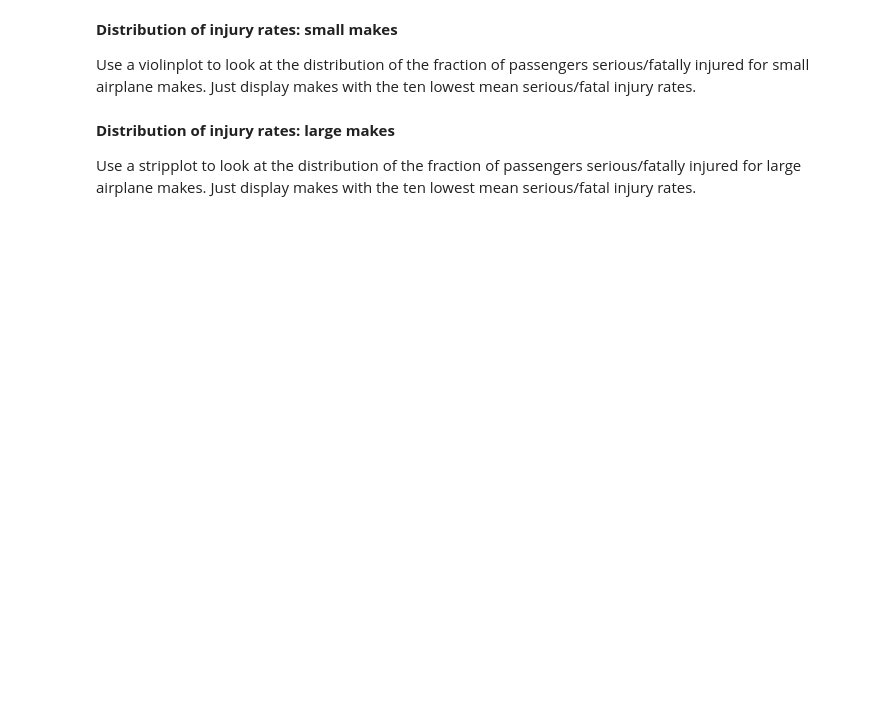
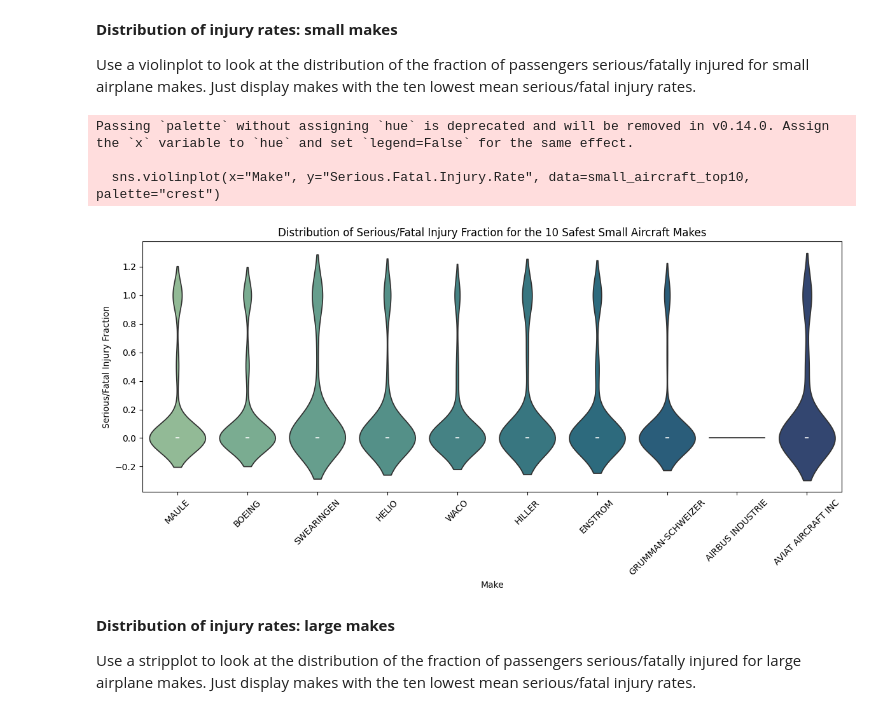
Before and after one commit to ylstha1234/dsc-course0-m8-lab, a Jupyter notebook: Aviation_Accidents_Data_Analysis.ipynb, the cells around one changed output. Saved outputs shown, nothing was run; the diff lists cells and outputs as text; code cells hidden in the pictures; blank space fills up the shorter version.

```diff
--- a/Aviation_Accidents_Data_Analysis.ipynb
+++ b/Aviation_Accidents_Data_Analysis.ipynb
@@ -22,5 +22,5 @@ import seaborn as sns
 ## Exploratory Data Analysis
 - Load in the cleaned data
 # %%
-# Loading the cleaned data
-df = pd.read_csv('cleaned_data.csv')
+# Load the cleaned dataset
+clean_avia_df = pd.read_csv('data/Cleaned_AviationData.csv')
@@ -39,6 +169,31 @@ Explore the human injury risk profile for small and larger Makes:
 **Distribution of injury rates: small makes**
 
 Use a violinplot to look at the distribution of the fraction of passengers serious/fatally injured for small airplane makes. Just display makes with the ten lowest mean serious/fatal injury rates.
+# %%
+# Group small aircraft by Make and compute mean injury rate
+small_aircraft_risk = small_aircraft.groupby("Make")["Serious.Fatal.Injury.Rate"].mean().reset_index()
+
+# Select the 10 makes with lowest mean injury fraction
+top_10_makes = small_aircraft_risk.nsmallest(10, "Serious.Fatal.Injury.Rate")["Make"].tolist()
+
+# Filter small_aircraft data to only those makes
+small_aircraft_top10 = small_aircraft[small_aircraft["Make"].isin(top_10_makes)].copy()
+
+# Plot violinplot of injury rate distribution for these makes
+plt.figure(figsize=(12, 6))
+sns.violinplot(x="Make", y="Serious.Fatal.Injury.Rate", data=small_aircraft_top10, palette="crest")
+
+plt.title("Distribution of Serious/Fatal Injury Fraction for the 10 Safest Small Aircraft Makes")
+plt.xlabel("Make")
+plt.ylabel("Serious/Fatal Injury Fraction")
+plt.xticks(rotation=45)
+plt.tight_layout()
+plt.show()
+# %% [output]
+Passing `palette` without assigning `hue` is deprecated and will be removed in v0.14.0. Assign the `x` variable to `hue` and set `legend=False` for the same effect.
+
+  sns.violinplot(x="Make", y="Serious.Fatal.Injury.Rate", data=small_aircraft_top10, palette="crest")
+[figure, added]
 # %% [markdown]
 **Distribution of injury rates: large makes**
 
```
Also changed, not shown: parts of 20 cells of this notebook.
